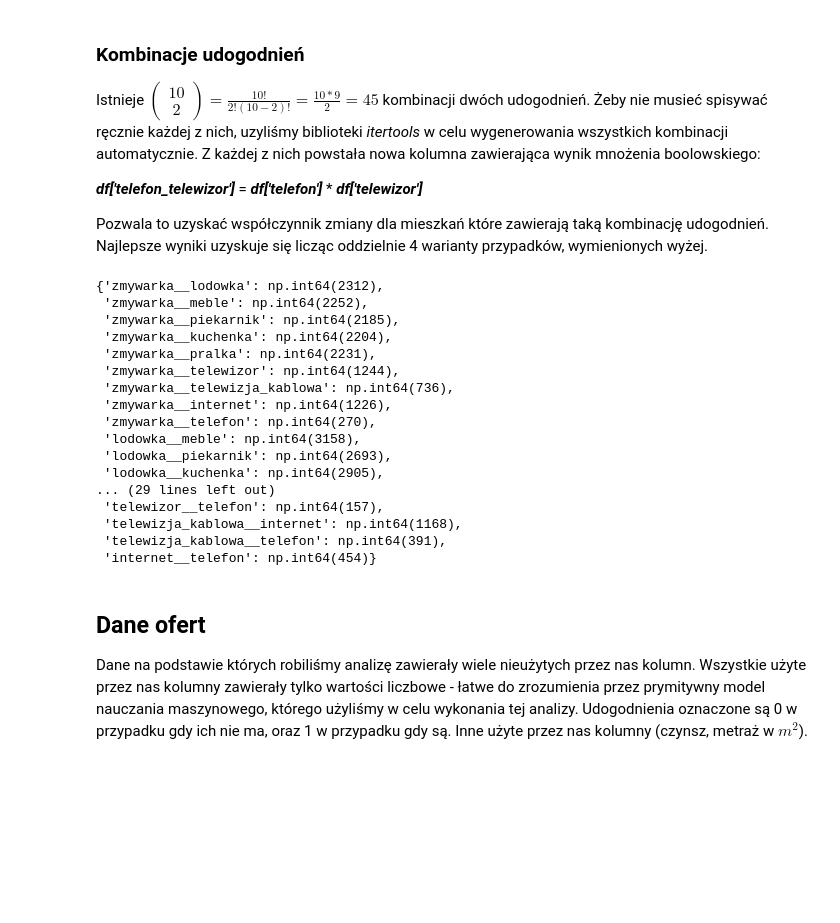
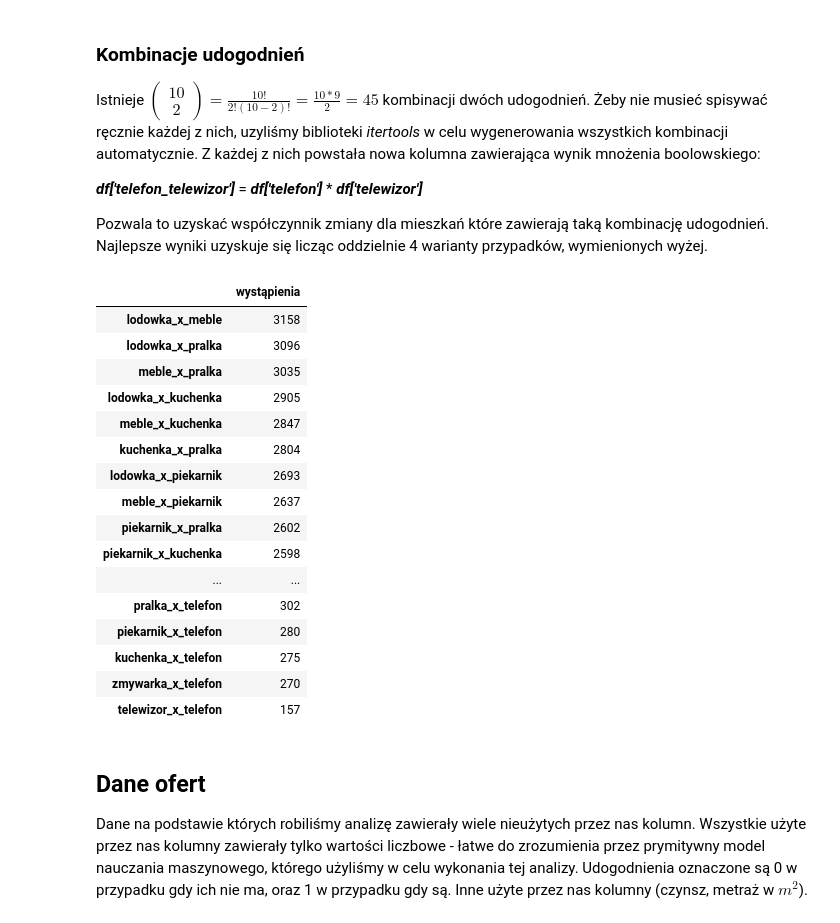
Before and after one commit to Huntarman/otodom-data-analysis, a Jupyter notebook: project.ipynb, the cells around one changed output. Cells and saved outputs as stored; diff of their text form; code cells hidden in the pictures; blank space fills up the shorter version.

```diff
--- a/project.ipynb
+++ b/project.ipynb
@@ -62,31 +65,33 @@ Pozwala to uzyskać współczynnik zmiany dla mieszkań które zawierają taką
 # %%
 pairs = list(itertools.combinations(features, 2))
 
 pair_freq = {}
 for f1, f2 in pairs:
-    colname = f"{f1}__{f2}"
+    colname = f"{f1}_x_{f2}"
     df[colname] = df[f1] * df[f2]
     pair_freq[colname] = df[colname].sum()
 
-pair_freq
+freq_df = pd.DataFrame.from_dict(pair_freq, orient='index', columns=['wystąpienia'])
+freq_df = freq_df.sort_values(by='wystąpienia', ascending=False)
+freq_df
 # %% [output]
-{'zmywarka__lodowka': np.int64(2312),
- 'zmywarka__meble': np.int64(2252),
- 'zmywarka__piekarnik': np.int64(2185),
- 'zmywarka__kuchenka': np.int64(2204),
- 'zmywarka__pralka': np.int64(2231),
- 'zmywarka__telewizor': np.int64(1244),
- 'zmywarka__telewizja_kablowa': np.int64(736),
- 'zmywarka__internet': np.int64(1226),
- 'zmywarka__telefon': np.int64(270),
- 'lodowka__meble': np.int64(3158),
- 'lodowka__piekarnik': np.int64(2693),
- 'lodowka__kuchenka': np.int64(2905),
-... (29 lines left out)
- 'telewizor__telefon': np.int64(157),
- 'telewizja_kablowa__internet': np.int64(1168),
- 'telewizja_kablowa__telefon': np.int64(391),
- 'internet__telefon': np.int64(454)}
+|  | wystąpienia |
+| lodowka_x_meble | 3158 |
+| lodowka_x_pralka | 3096 |
+| meble_x_pralka | 3035 |
+| lodowka_x_kuchenka | 2905 |
+| meble_x_kuchenka | 2847 |
+| kuchenka_x_pralka | 2804 |
+| lodowka_x_piekarnik | 2693 |
+| meble_x_piekarnik | 2637 |
+| piekarnik_x_pralka | 2602 |
+| piekarnik_x_kuchenka | 2598 |
+| ... | ... |
+| pralka_x_telefon | 302 |
+| piekarnik_x_telefon | 280 |
+| kuchenka_x_telefon | 275 |
+| zmywarka_x_telefon | 270 |
+| telewizor_x_telefon | 157 |
 # %% [markdown]
 ## Dane ofert
 Dane na podstawie których robiliśmy analizę zawierały wiele nieużytych przez nas kolumn. Wszystkie użyte przez nas kolumny zawierały tylko wartości liczbowe - łatwe do zrozumienia przez prymitywny model nauczania maszynowego, którego użyliśmy w celu wykonania tej analizy. Udogodnienia oznaczone są 0 w przypadku gdy ich nie ma, oraz 1 w przypadku gdy są. Inne użyte przez nas kolumny (czynsz, metraż w $m^2$).
```
Also changed, not shown: parts of 9 cells of this notebook, 1 other file.
